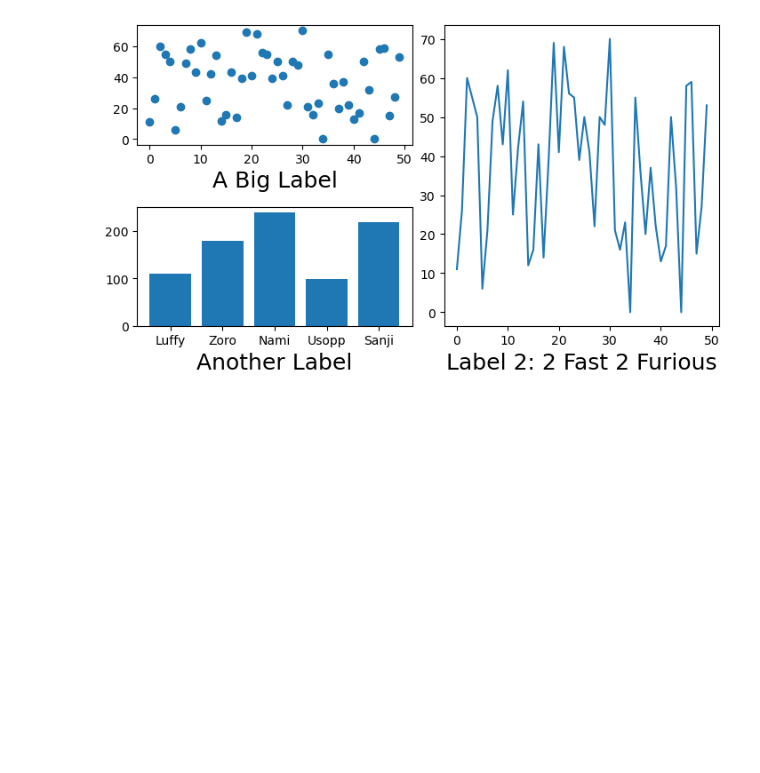
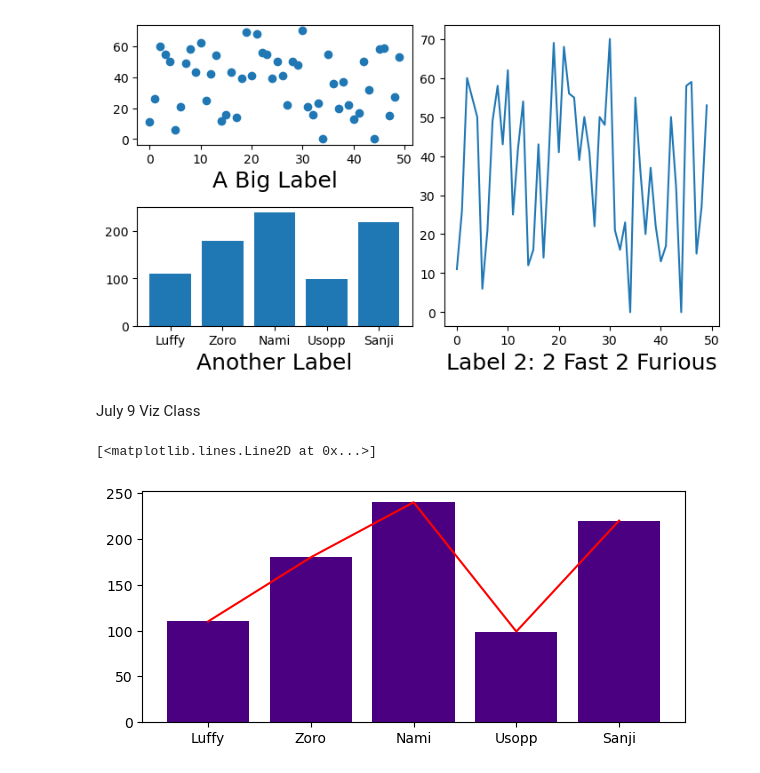
Before and after one commit to melram17/visualization, a Jupyter notebook: 02_activities/assignments/assignment-1.ipynb, the cells around one changed output. Cells and saved outputs as stored; diff of their text form; code cells hidden in the pictures; blank space fills up the shorter version.

Commit message:
assignment 1 complete july 9 data viz

```diff
--- a/02_activities/assignments/assignment-1.ipynb
+++ b/02_activities/assignments/assignment-1.ipynb
@@ -293,3 +293,23 @@ someaxes['ax3'].set_xlabel('Label 2: 2 Fast 2 Furious', fontsize = 18)
 # %% [output]
 Text(0.5, 0, 'Label 2: 2 Fast 2 Furious')
 [figure]
+# %% [markdown]
+July 9 Viz Class
+# %%
+import numpy as np
+import matplotlib.pyplot as plt
+import pandas as pd
+import scipy
+import PIL
+import requests
+
+x = np.array(['Luffy', 'Zoro', 'Nami', 'Usopp', 'Sanji'])
+y1 = np.array([110, 180, 240, 99, 220])
+fig, ax = plt.subplots(figsize = (7,3))
+ax. bar (x,y1, color = 'indigo')
+ax.plot (x,y2, color = 'red')
+
+#for some reason, my graph is different compared to the instructor
+# %% [output]
+[<matplotlib.lines.Line2D at 0x...>]
+[figure, added]
```
Also changed, not shown: parts of 2 cells of this notebook.
